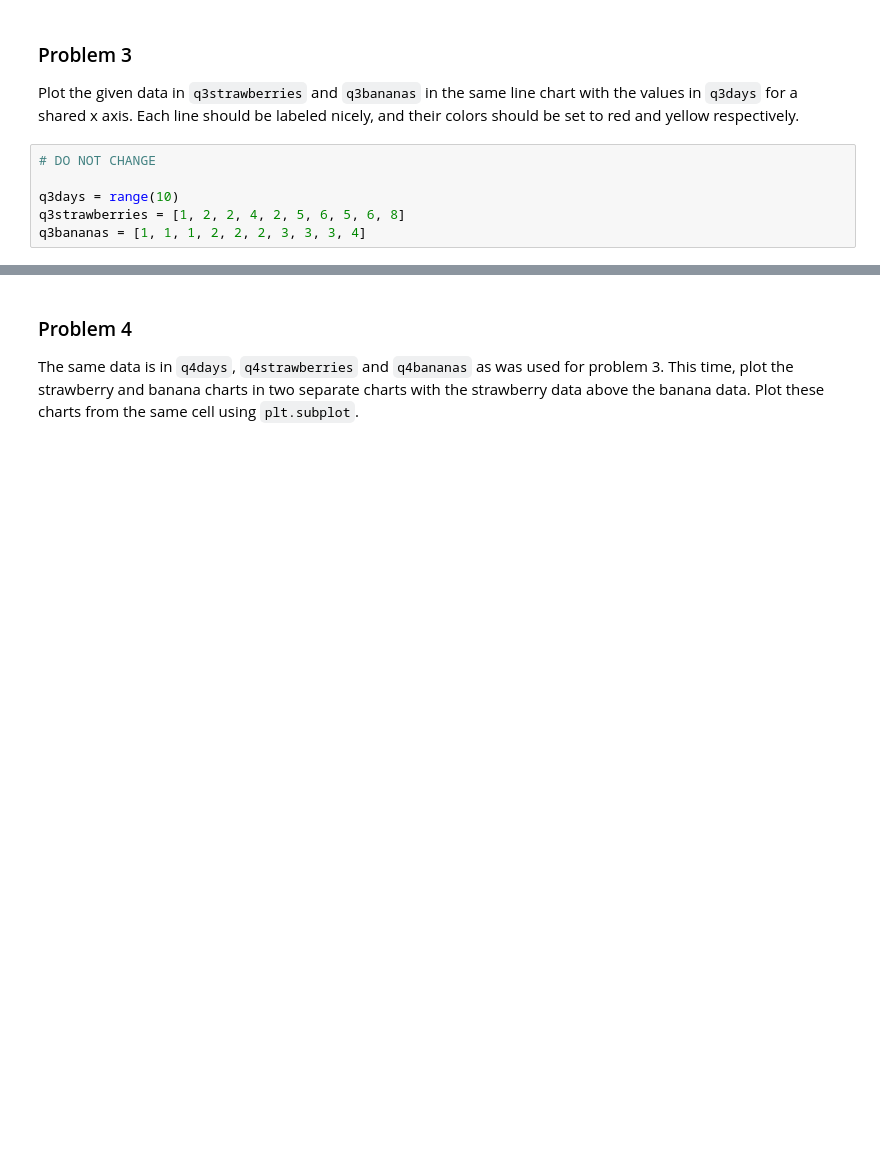
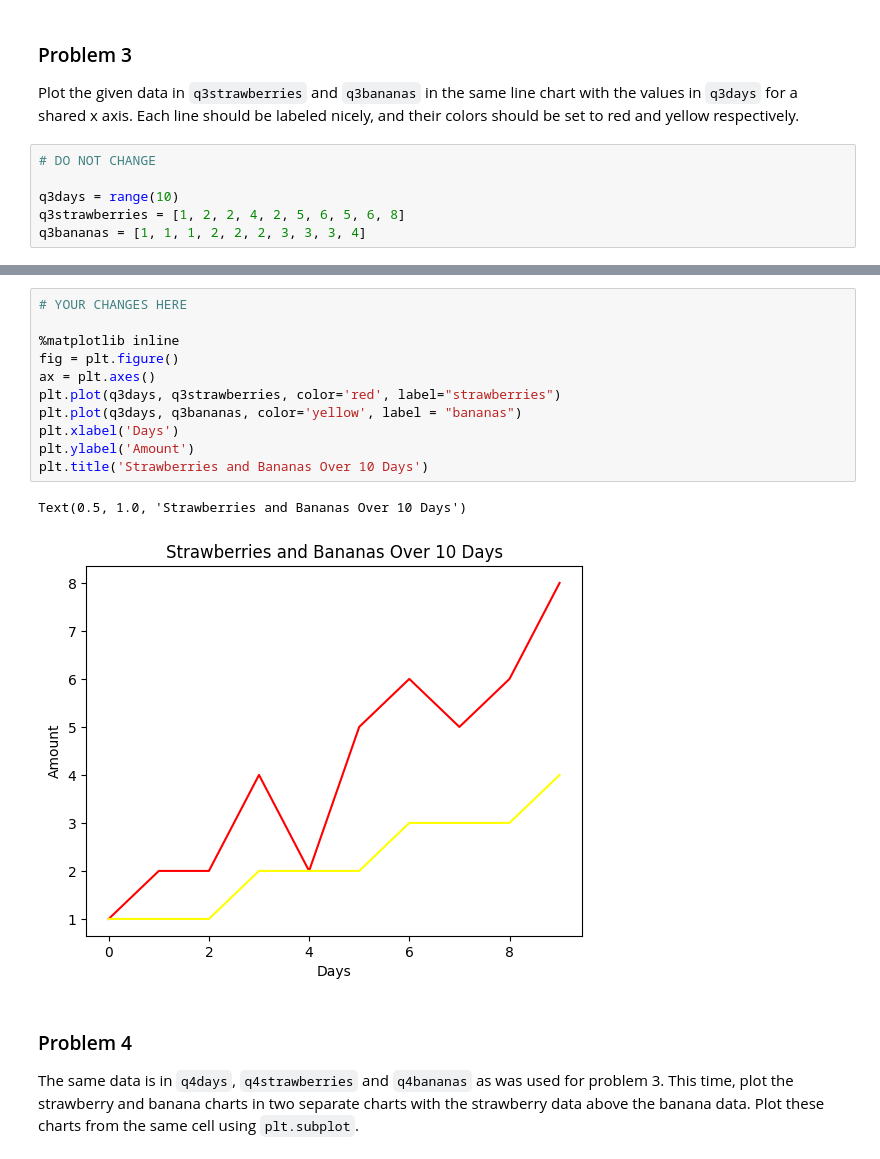
Before and after one commit to apand023/dx602-homework-05, a Jupyter notebook: homework.ipynb, the cells around one changed output, grey strips where cells are left out. Drawn from its saved outputs; the diff is of its cells as text; blank space fills up the shorter version.

```diff
--- a/homework.ipynb
+++ b/homework.ipynb
@@ -112,3 +107,17 @@ Ellipsis
+# %%
+# YOUR CHANGES HERE
+
+%matplotlib inline
+fig = plt.figure()
+ax = plt.axes()
+plt.plot(q3days, q3strawberries, color='red', label="strawberries")
+plt.plot(q3days, q3bananas, color='yellow', label = "bananas")
+plt.xlabel('Days')
+plt.ylabel('Amount')
+plt.title('Strawberries and Bananas Over 10 Days')
+# %% [output]
+Text(0.5, 1.0, 'Strawberries and Bananas Over 10 Days')
+[figure, added]
 # %% [markdown]
 ### Problem 4
 
```
Also changed, not shown: parts of 4 cells of this notebook.
